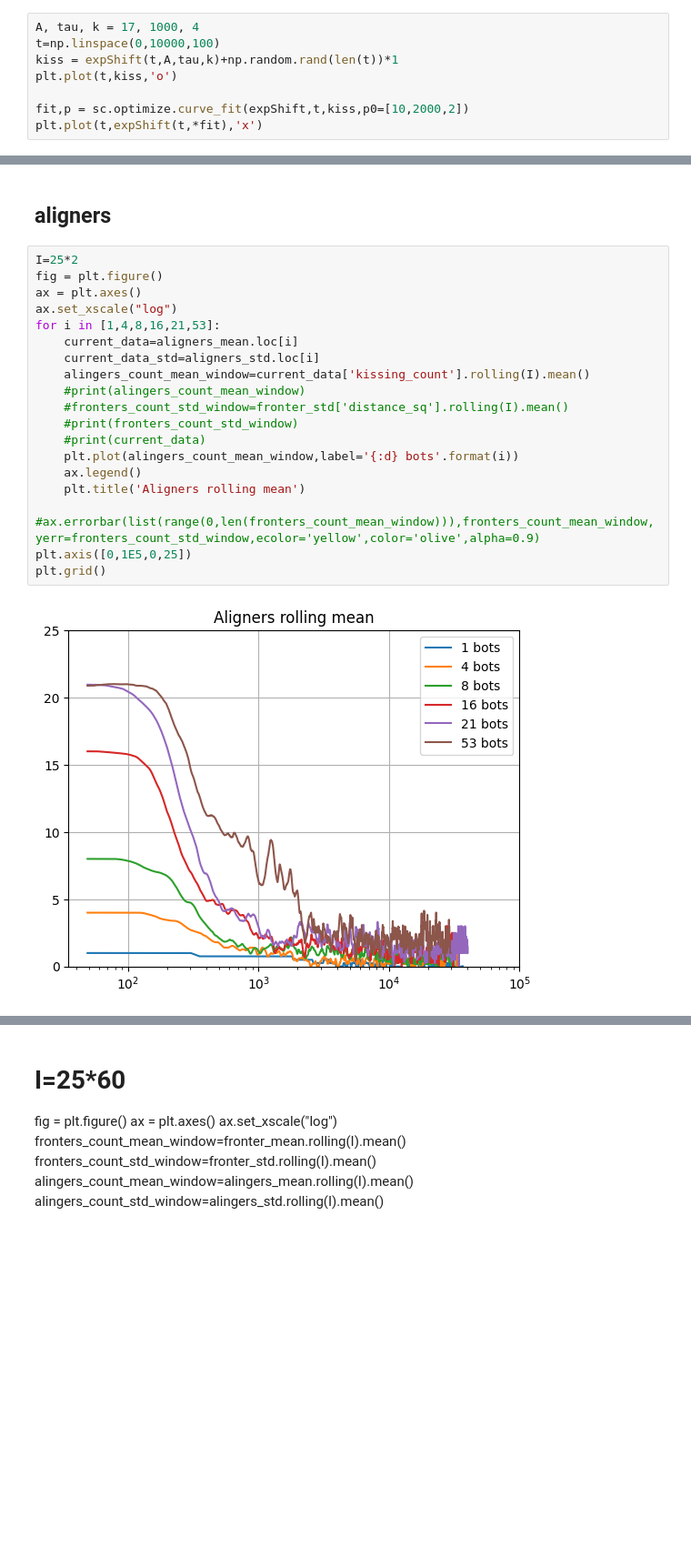
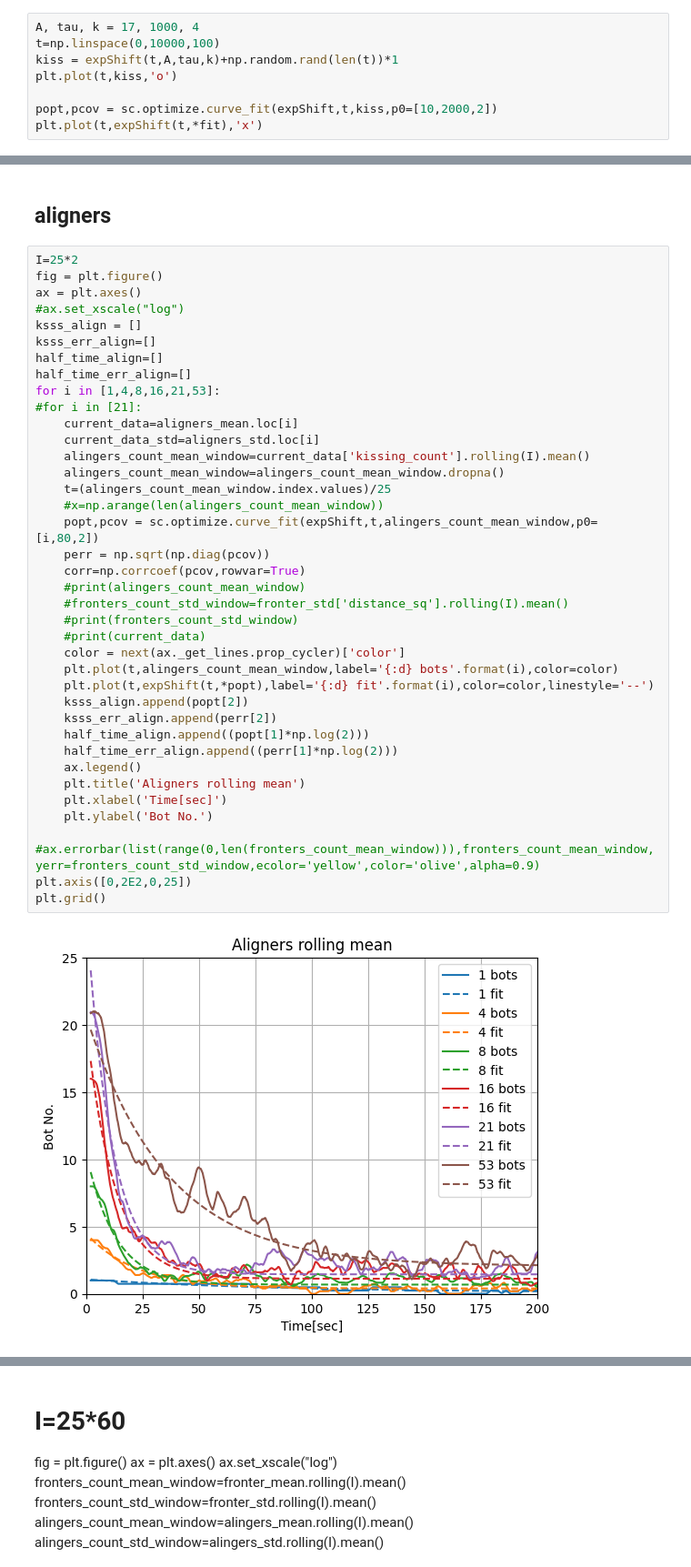
Before and after one commit to complex-lab/robotic_swarms, a Jupyter notebook: bots_number_per_frame.ipynb, the cells around one changed output, grey strips where cells are left out. Shown at 91% size. Drawn from its saved outputs; the diff is of its cells as text; blank space fills up the shorter version.

```diff
--- a/bots_number_per_frame.ipynb
+++ b/bots_number_per_frame.ipynb
@@ -324,7 +386,7 @@ t=np.linspace(0,10000,100)
 kiss = expShift(t,A,tau,k)+np.random.rand(len(t))*1
 plt.plot(t,kiss,'o')
 
-fit,p = sc.optimize.curve_fit(expShift,t,kiss,p0=[10,2000,2])
+popt,pcov = sc.optimize.curve_fit(expShift,t,kiss,p0=[10,2000,2])
 plt.plot(t,expShift(t,*fit),'x')
 # %% [output]
 [<matplotlib.lines.Line2D at 0x...>]
@@ -338,21 +400,40 @@ array([ 16.99599411, 999.00368052,   4.47898878])
 # %%
 I=25*2
 fig = plt.figure()
 ax = plt.axes()
-ax.set_xscale("log")
+#ax.set_xscale("log")
+ksss_align = []
+ksss_err_align=[]
+half_time_align=[]
+half_time_err_align=[]
 for i in [1,4,8,16,21,53]:
+#for i in [21]:
     current_data=aligners_mean.loc[i]
     current_data_std=aligners_std.loc[i]
     alingers_count_mean_window=current_data['kissing_count'].rolling(I).mean()
+    alingers_count_mean_window=alingers_count_mean_window.dropna()
+    t=(alingers_count_mean_window.index.values)/25
+    #x=np.arange(len(alingers_count_mean_window))
+    popt,pcov = sc.optimize.curve_fit(expShift,t,alingers_count_mean_window,p0=[i,80,2])
+    perr = np.sqrt(np.diag(pcov))
+    corr=np.corrcoef(pcov,rowvar=True)
     #print(alingers_count_mean_window)
     #fronters_count_std_window=fronter_std['distance_sq'].rolling(I).mean()
     #print(fronters_count_std_window)
     #print(current_data)
-    plt.plot(alingers_count_mean_window,label='{:d} bots'.format(i))
+    color = next(ax._get_lines.prop_cycler)['color']
+    plt.plot(t,alingers_count_mean_window,label='{:d} bots'.format(i),color=color)
+    plt.plot(t,expShift(t,*popt),label='{:d} fit'.format(i),color=color,linestyle='--')
+    ksss_align.append(popt[2])
+    ksss_err_align.append(perr[2])
+    half_time_align.append((popt[1]*np.log(2)))
+    half_time_err_align.append((perr[1]*np.log(2)))
     ax.legend()
     plt.title('Aligners rolling mean')
+    plt.xlabel('Time[sec]')
+    plt.ylabel('Bot No.')
     #ax.errorbar(list(range(0,len(fronters_count_mean_window))),fronters_count_mean_window,yerr=fronters_count_std_window,ecolor='yellow',color='olive',alpha=0.9)
-plt.axis([0,1E5,0,25])
+plt.axis([0,2E2,0,25])
 plt.grid()
 # %% [output]
-[figure, old version]
+[figure, new version]
```
Also changed, not shown: parts of 9 cells of this notebook.
